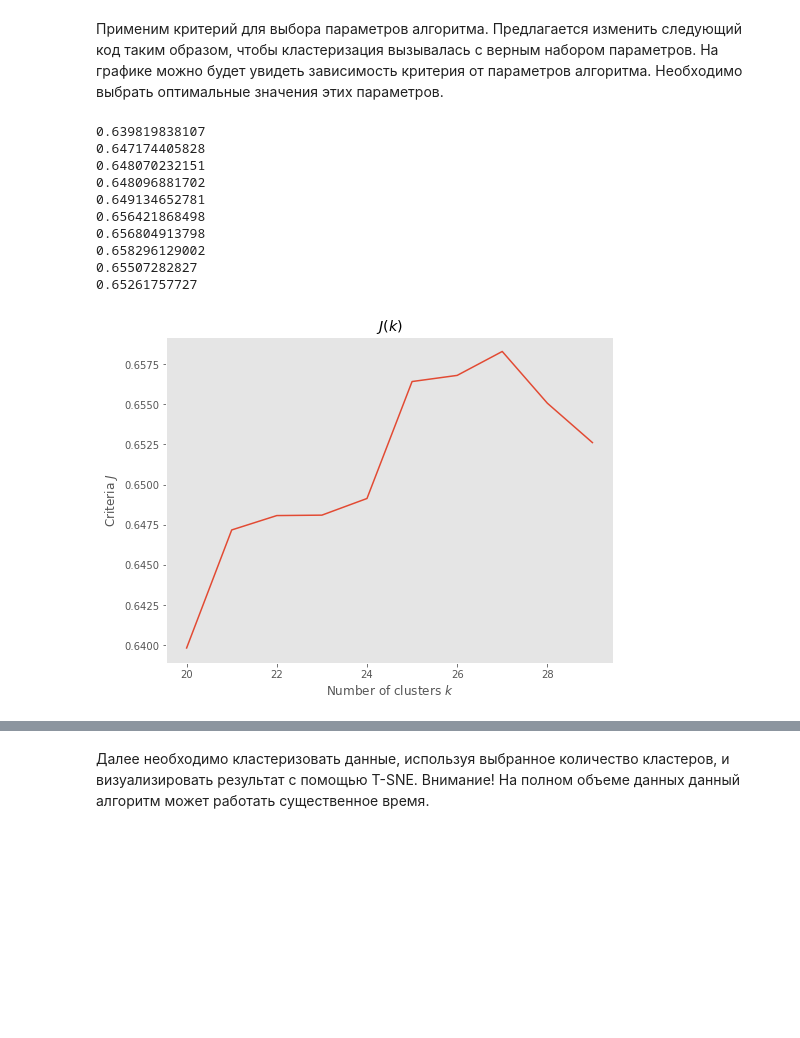
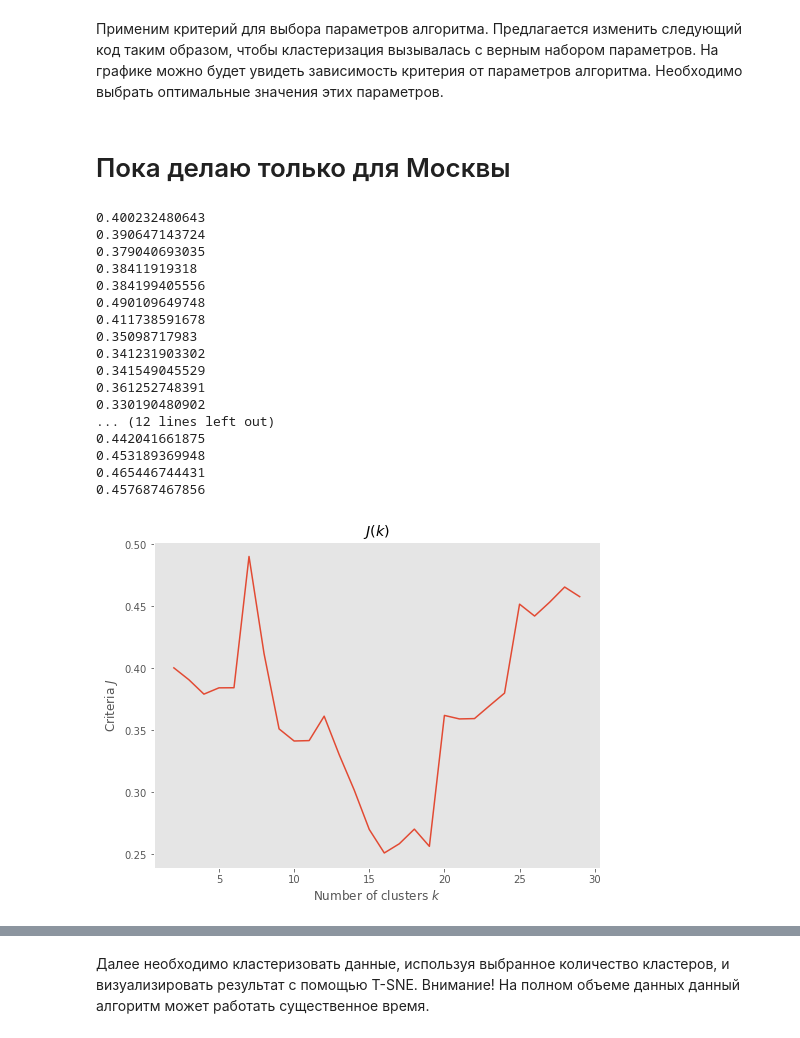
Before and after one commit to Kakoedlinnoeslovo/data_mining, a Jupyter notebook: hw2-degtyarev.ipynb, the cells around one changed output, grey strips where cells are left out. Saved outputs shown, nothing was run; the diff lists cells and outputs as text; code cells hidden in the pictures; blank space fills up the shorter version.

```diff
--- a/hw2-degtyarev.ipynb
+++ b/hw2-degtyarev.ipynb
@@ -308,35 +308,44 @@ silhouette_score(x_iris, pred_iris)
 0.73693681602317374
 # %% [markdown]
 Применим критерий для выбора параметров алгоритма. Предлагается изменить следующий код таким образом, чтобы кластеризация вызывалась с верным набором параметров. На графике можно будет увидеть зависимость критерия от параметров алгоритма. Необходимо выбрать оптимальные значения этих параметров.
+# %% [markdown]
+# Пока делаю только для Москвы
 # %%
-ks = range(20, 30)
+ks = range(2, 30)
 criteria = np.zeros(len(ks))
 y_list=[]
 
 for i, k in enumerate(ks):
     cls = Clustering()
-    y=cls.fit_predict(x_data_all[:500],k)
+    y=cls.fit_predict(x_data[:100],k)
     y_list.append(y)
-    criteria[i] = quality(x_data_all[:500], y)
+    criteria[i] = quality(x_data[:100], y)
     print(criteria[i])
 
 pl.figure(figsize=(8, 6))
 pl.plot(ks, criteria)
 pl.title("$J(k)$")
 pl.ylabel("Criteria $J$")
 pl.xlabel("Number of clusters $k$")
 pl.grid()
 pl.show()
 # %% [output]
-0.639819838107
-0.647174405828
-0.648070232151
-0.648096881702
-0.649134652781
-0.656421868498
-0.656804913798
-0.658296129002
-0.65507282827
-0.65261757727
+0.400232480643
+0.390647143724
+0.379040693035
+0.38411919318
+0.384199405556
+0.490109649748
+0.411738591678
+0.35098717983
+0.341231903302
+0.341549045529
+0.361252748391
+0.330190480902
+... (12 lines left out)
+0.442041661875
+0.453189369948
+0.465446744431
+0.457687467856
-[figure, old version]
+[figure, new version]
 # %% [markdown]
```
Also changed, not shown: parts of 31 cells of this notebook.
